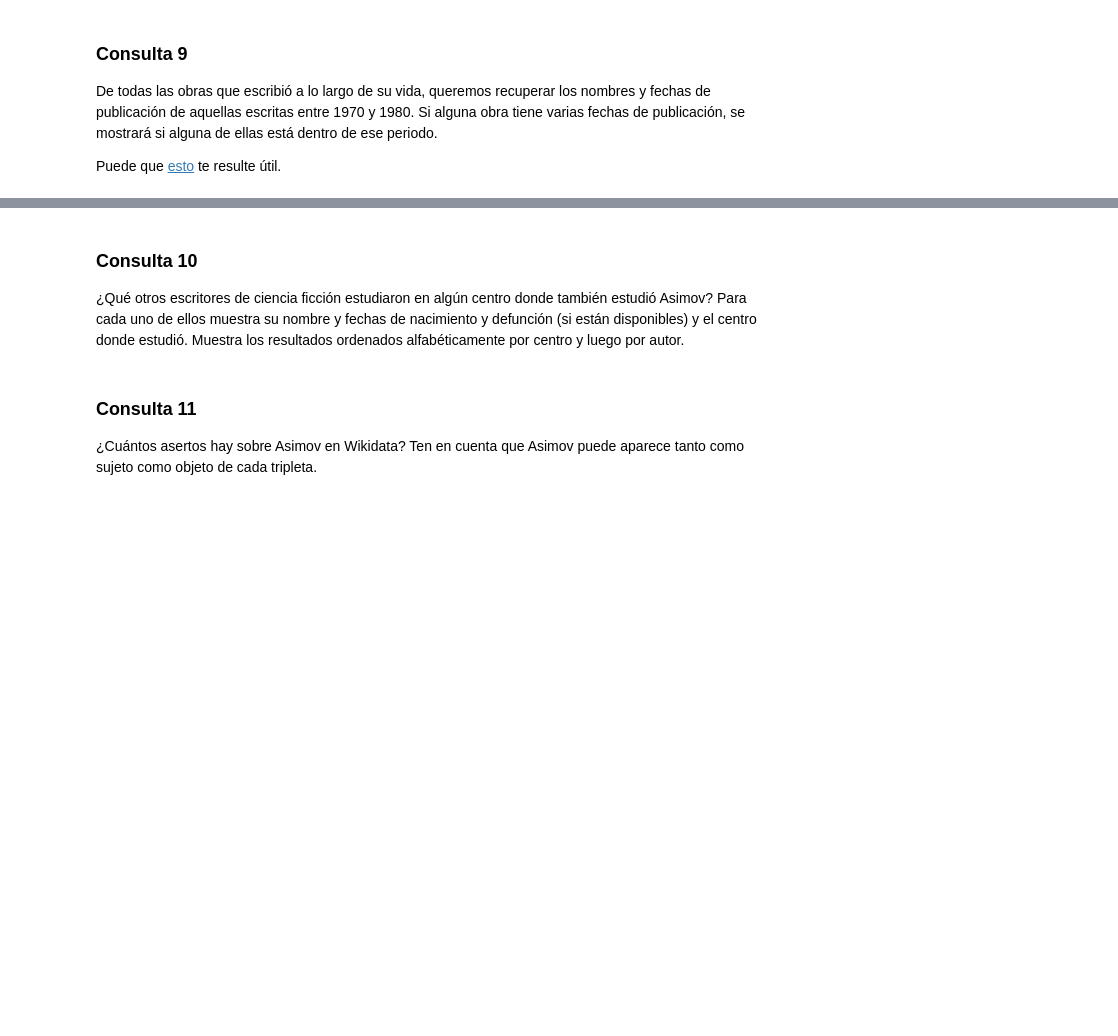
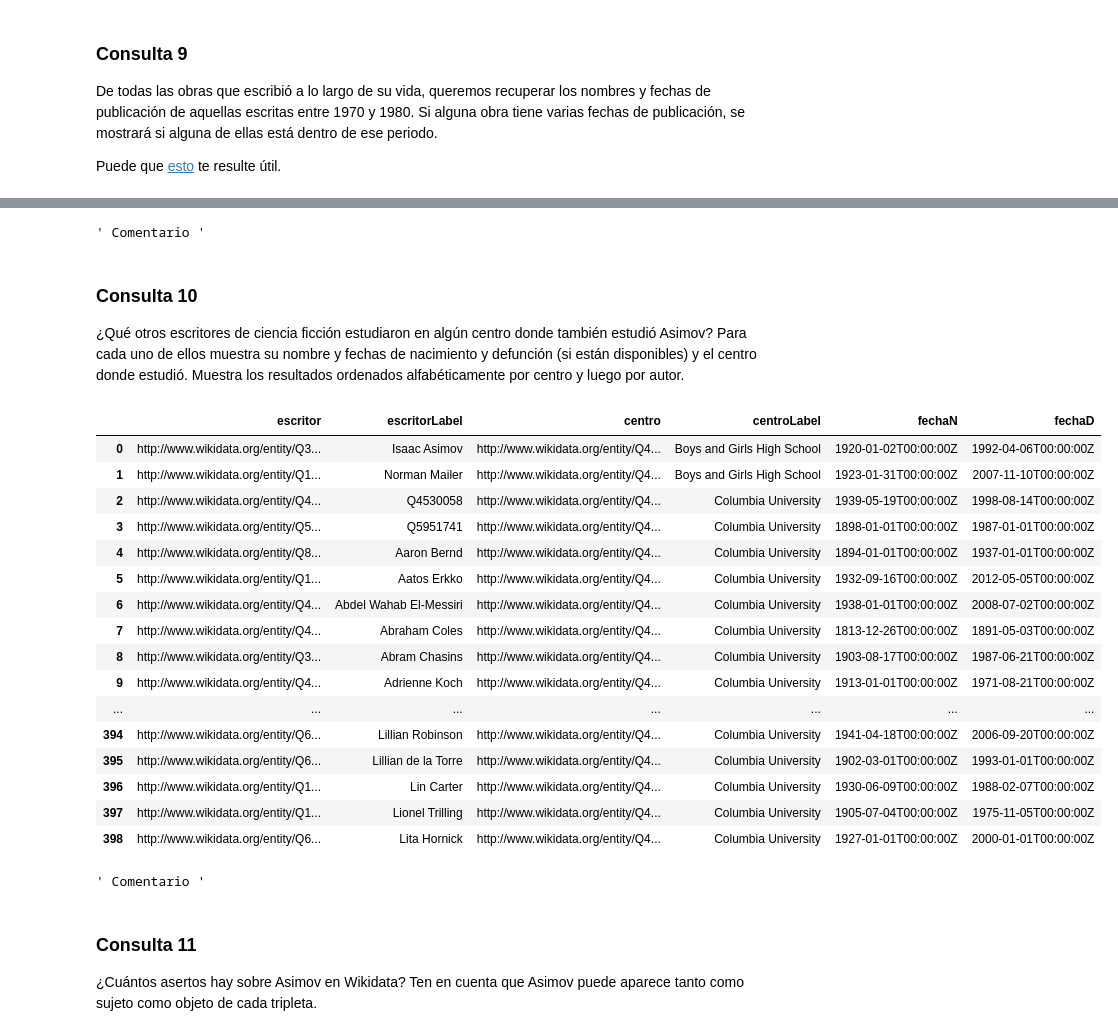
Before and after one commit to Carlanganas98/IA2, a Jupyter notebook: Pr3/P_sparql_enunciado.ipynb, the cells around one changed output, grey strips where cells are left out. Saved outputs shown, nothing was run; the diff lists cells and outputs as text; code cells hidden in the pictures; blank space fills up the shorter version.

Commit message:
asimov

```diff
--- a/Pr3/P_sparql_enunciado.ipynb
+++ b/Pr3/P_sparql_enunciado.ipynb
@@ -174,7 +326,46 @@ Puede que [esto](https://www.wikidata.org/wiki/Wikidata:SPARQL_tutorial#FILTER)
+# %%
+""" Comentario """
+# %% [output]
+' Comentario '
 # %% [markdown]
 ### Consulta 10
 
 ¿Qué otros escritores de ciencia ficción estudiaron en algún centro donde también estudió Asimov? Para cada uno de ellos muestra su nombre y fechas de nacimiento y defunción (si están disponibles) y el centro donde estudió. Muestra los resultados ordenados alfabéticamente por centro y luego por autor.
+# %%
+%%wdsparql
+SELECT ?escritor ?escritorLabel ?centro ?centroLabel ?fechaN ?fechaD
+WHERE
+{
+  wd:Q34981 wdt:P69 ?centro.
+  ?escritor wdt:P106 wd:Q36180;
+            wdt:P69 ?centro;
+            wdt:P569 ?fechaN;
+            wdt:P570 ?fechaD.
+  SERVICE wikibase:label { bd:serviceParam wikibase:language "en". }
+}
+ORDER BY ?centroLabel ?escritorLabel
+# %% [output]
+|  | escritor | escritorLabel | centro | centroLabel | fechaN | fechaD |
+| 0 | http://www.wikidata.org/entity/Q3... | Isaac Asimov | http://www.wikidata.org/entity/Q4... | Boys and Girls High School | 1920-01-02T00:00:00Z | 1992-04-06T00:00:00Z |
+| 1 | http://www.wikidata.org/entity/Q1... | Norman Mailer | http://www.wikidata.org/entity/Q4... | Boys and Girls High School | 1923-01-31T00:00:00Z | 2007-11-10T00:00:00Z |
+| 2 | http://www.wikidata.org/entity/Q4... | Q4530058 | http://www.wikidata.org/entity/Q4... | Columbia University | 1939-05-19T00:00:00Z | 1998-08-14T00:00:00Z |
+| 3 | http://www.wikidata.org/entity/Q5... | Q5951741 | http://www.wikidata.org/entity/Q4... | Columbia University | 1898-01-01T00:00:00Z | 1987-01-01T00:00:00Z |
+| 4 | http://www.wikidata.org/entity/Q8... | Aaron Bernd | http://www.wikidata.org/entity/Q4... | Columbia University | 1894-01-01T00:00:00Z | 1937-01-01T00:00:00Z |
+| 5 | http://www.wikidata.org/entity/Q1... | Aatos Erkko | http://www.wikidata.org/entity/Q4... | Columbia University | 1932-09-16T00:00:00Z | 2012-05-05T00:00:00Z |
+| 6 | http://www.wikidata.org/entity/Q4... | Abdel Wahab El-Messiri | http://www.wikidata.org/entity/Q4... | Columbia University | 1938-01-01T00:00:00Z | 2008-07-02T00:00:00Z |
+| 7 | http://www.wikidata.org/entity/Q4... | Abraham Coles | http://www.wikidata.org/entity/Q4... | Columbia University | 1813-12-26T00:00:00Z | 1891-05-03T00:00:00Z |
+| 8 | http://www.wikidata.org/entity/Q3... | Abram Chasins | http://www.wikidata.org/entity/Q4... | Columbia University | 1903-08-17T00:00:00Z | 1987-06-21T00:00:00Z |
+| 9 | http://www.wikidata.org/entity/Q4... | Adrienne Koch | http://www.wikidata.org/entity/Q4... | Columbia University | 1913-01-01T00:00:00Z | 1971-08-21T00:00:00Z |
+| ... | ... | ... | ... | ... | ... | ... |
+| 394 | http://www.wikidata.org/entity/Q6... | Lillian Robinson | http://www.wikidata.org/entity/Q4... | Columbia University | 1941-04-18T00:00:00Z | 2006-09-20T00:00:00Z |
+| 395 | http://www.wikidata.org/entity/Q6... | Lillian de la Torre | http://www.wikidata.org/entity/Q4... | Columbia University | 1902-03-01T00:00:00Z | 1993-01-01T00:00:00Z |
+| 396 | http://www.wikidata.org/entity/Q1... | Lin Carter | http://www.wikidata.org/entity/Q4... | Columbia University | 1930-06-09T00:00:00Z | 1988-02-07T00:00:00Z |
+| 397 | http://www.wikidata.org/entity/Q1... | Lionel Trilling | http://www.wikidata.org/entity/Q4... | Columbia University | 1905-07-04T00:00:00Z | 1975-11-05T00:00:00Z |
+| 398 | http://www.wikidata.org/entity/Q6... | Lita Hornick | http://www.wikidata.org/entity/Q4... | Columbia University | 1927-01-01T00:00:00Z | 2000-01-01T00:00:00Z |
+# %%
+""" Comentario """
+# %% [output]
+' Comentario '
 # %% [markdown]
 ### Consulta 11
 
```
Also changed, not shown: parts of 18 cells of this notebook.
